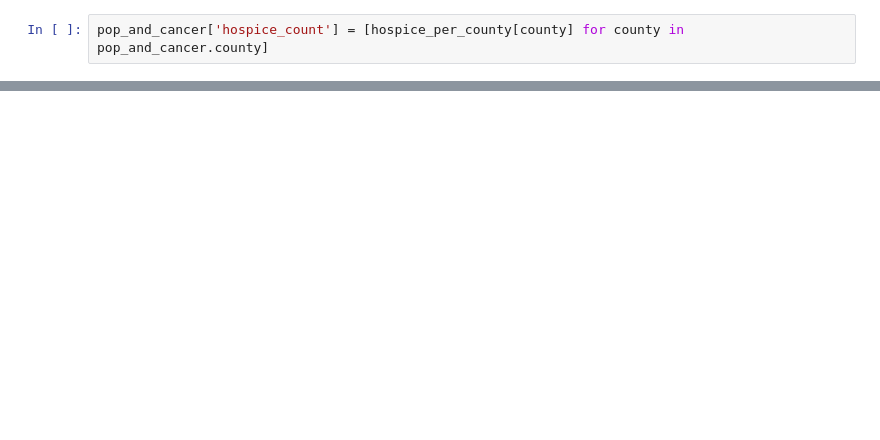
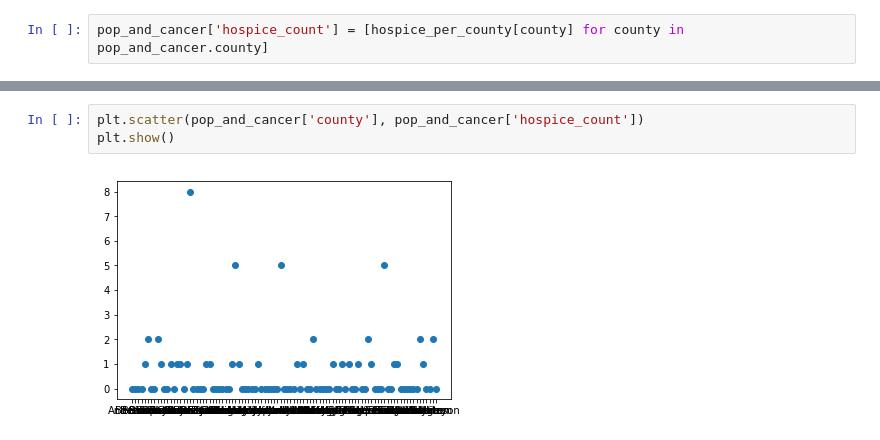
Before and after one commit to awillet/vanderbilt-aspire-data-essentials, a Jupyter notebook: get_data.ipynb, the cells around one changed output, grey strips where cells are left out. Saved outputs shown, nothing was run; the diff lists cells and outputs as text; blank space fills up the shorter version.

```diff
--- a/get_data.ipynb
+++ b/get_data.ipynb
@@ -535,0 +551,5 @@ pop_and_cancer['hospice_count'] = [hospice_per_county[county] for county in pop_
+# %%
+plt.scatter(pop_and_cancer['county'], pop_and_cancer['hospice_count'])
+plt.show()
+# %% [output]
+[figure, added]
```
Also changed, not shown: parts of 27 cells of this notebook.
